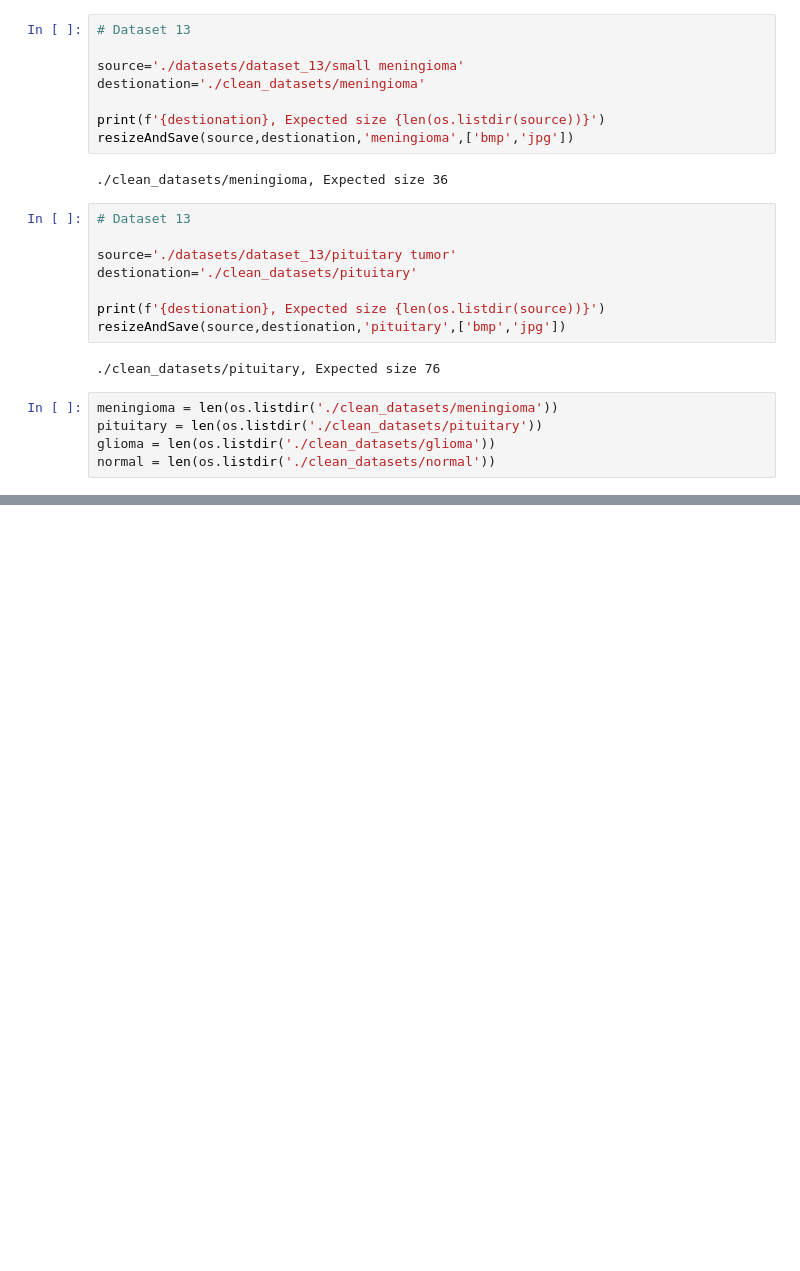
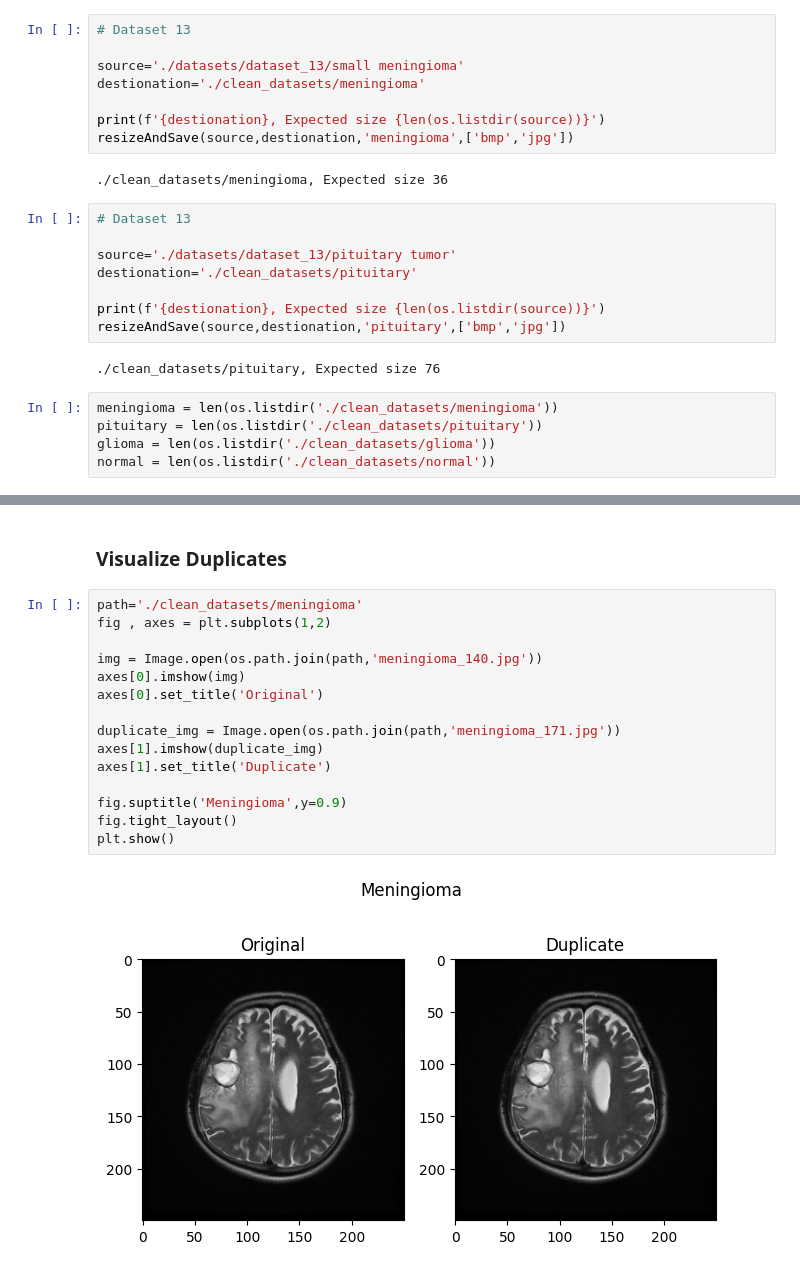
Before and after one commit to LV6LASERLOTUS/DAT490, a Jupyter notebook: image-preprocessing.ipynb, the cells around one changed output, grey strips where cells are left out. Drawn from its saved outputs; the diff is of its cells as text; blank space fills up the shorter version.

Commit message:
Added a check for duplicate images

```diff
--- a/image-preprocessing.ipynb
+++ b/image-preprocessing.ipynb
@@ -234,0 +267,19 @@ plt.show()
+# %% [markdown]
+### Visualize Duplicates
+# %%
+path='./clean_datasets/meningioma'
+fig , axes = plt.subplots(1,2)
+
+img = Image.open(os.path.join(path,'meningioma_140.jpg'))
+axes[0].imshow(img)
+axes[0].set_title('Original')
+
+duplicate_img = Image.open(os.path.join(path,'meningioma_171.jpg'))
+axes[1].imshow(duplicate_img)
+axes[1].set_title('Duplicate')
+
+fig.suptitle('Meningioma',y=0.9)
+fig.tight_layout()
+plt.show()
+# %% [output]
+[figure, added]
```
Also changed, not shown: parts of 13 cells of this notebook.
